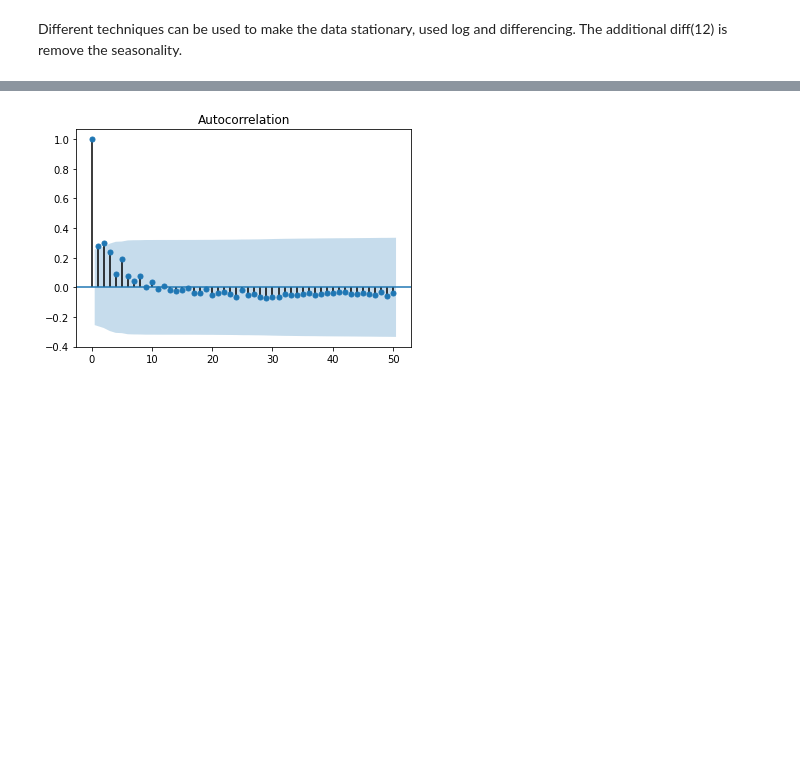
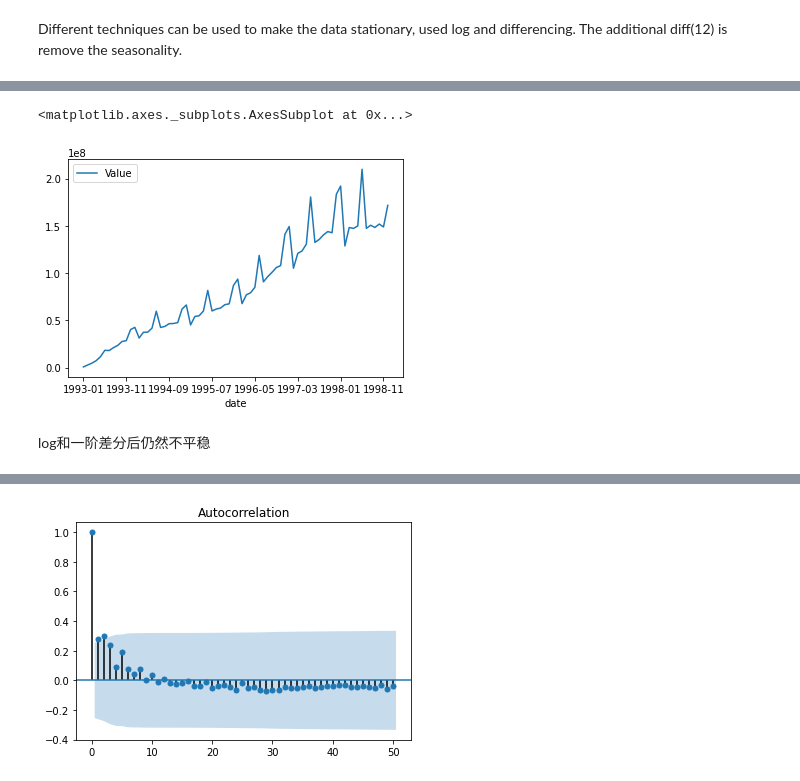
Before and after one commit to coolStatistic/ARIMA-Model, a Jupyter notebook: ARIMA.ipynb, the cells around one changed output, grey strips where cells are left out. Saved outputs shown, nothing was run; the diff lists cells and outputs as text; code cells hidden in the pictures; blank space fills up the shorter version.

```diff
--- a/ARIMA.ipynb
+++ b/ARIMA.ipynb
@@ -140,0 +171,7 @@ Different techniques can be used to make the data stationary, used log and diffe
+# %%
+df.plot()
+# %% [output]
+<matplotlib.axes._subplots.AxesSubplot at 0x...>
+[figure, added]
+# %% [markdown]
+log和一阶差分后仍然不平稳
```
Also changed, not shown: parts of 34 cells of this notebook.
